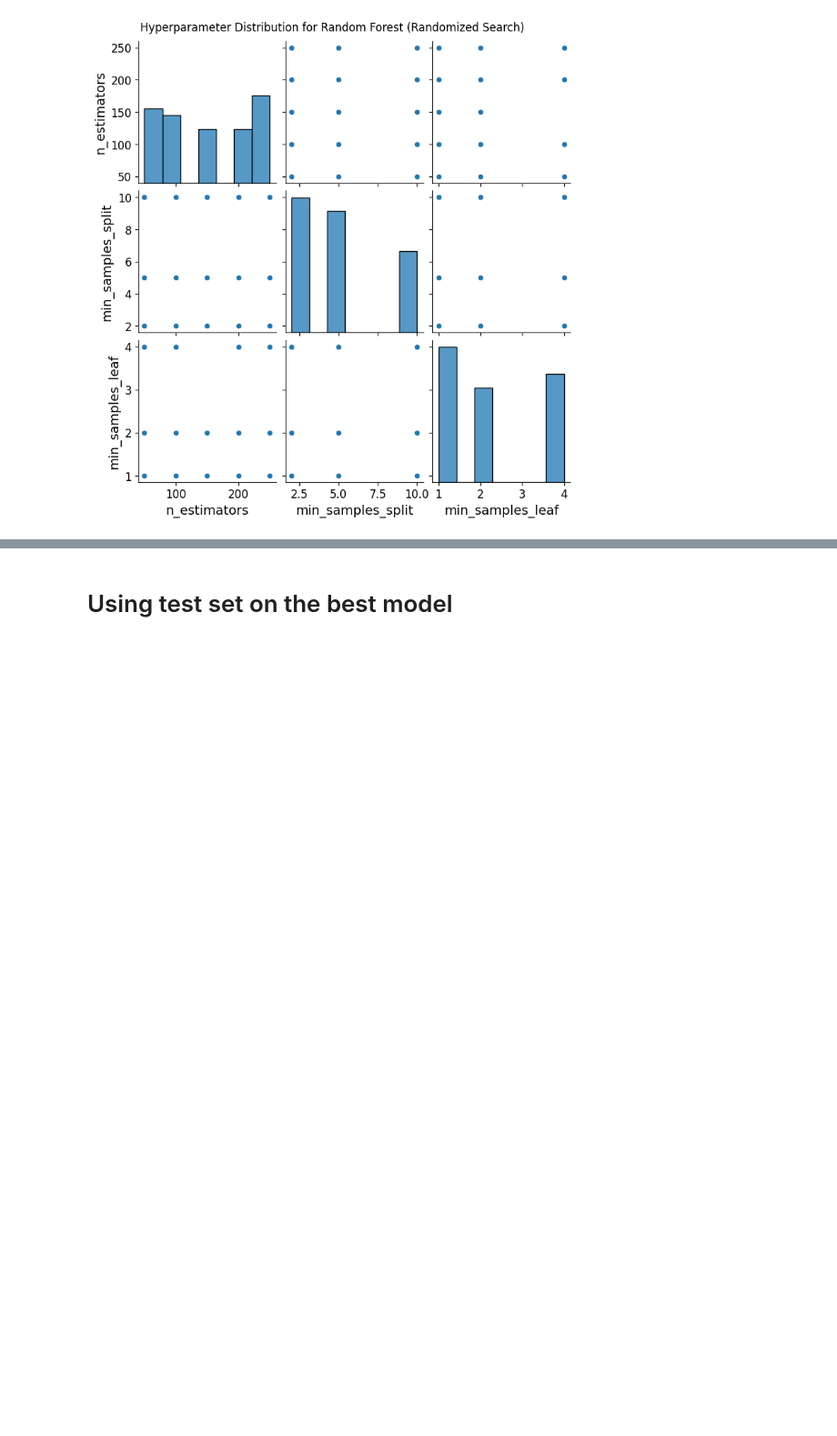
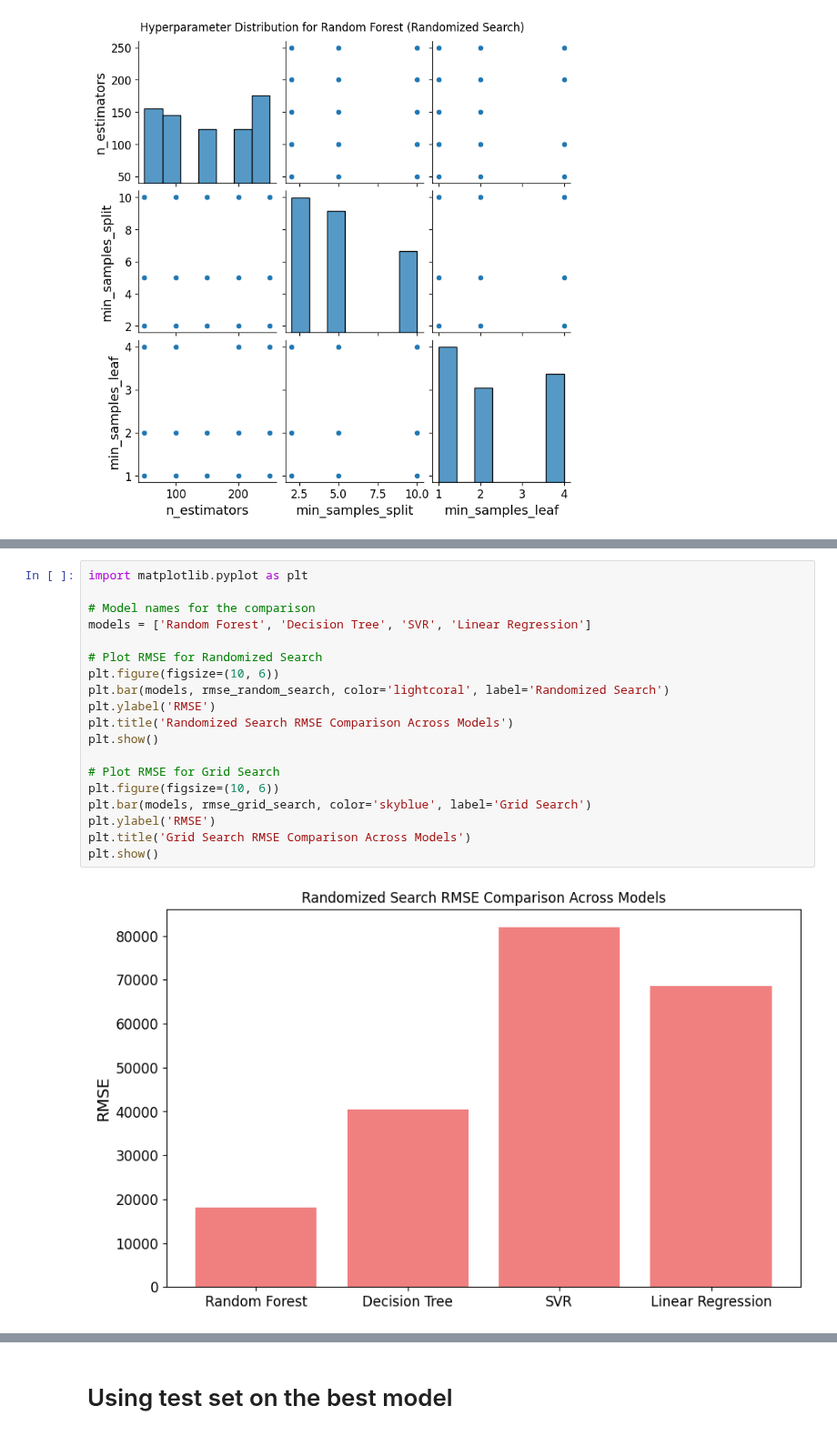
Before and after one commit to Justine-IA/IAI600Lab, a Jupyter notebook: main.ipynb, the cells around one changed output, grey strips where cells are left out. Shown at 91% size. Cells and saved outputs as stored; diff of their text form; blank space fills up the shorter version.

```diff
--- a/main.ipynb
+++ b/main.ipynb
@@ -1047,0 +1084,21 @@ plt.show()
+# %%
+import matplotlib.pyplot as plt
+
+# Model names for the comparison
+models = ['Random Forest', 'Decision Tree', 'SVR', 'Linear Regression']
+
+# Plot RMSE for Randomized Search
+plt.figure(figsize=(10, 6))
+plt.bar(models, rmse_random_search, color='lightcoral', label='Randomized Search')
+plt.ylabel('RMSE')
+plt.title('Randomized Search RMSE Comparison Across Models')
+plt.show()
+
+# Plot RMSE for Grid Search
+plt.figure(figsize=(10, 6))
+plt.bar(models, rmse_grid_search, color='skyblue', label='Grid Search')
+plt.ylabel('RMSE')
+plt.title('Grid Search RMSE Comparison Across Models')
+plt.show()
+# %% [output]
+[figure, added]
```
Also changed, not shown: parts of 10 cells of this notebook.
